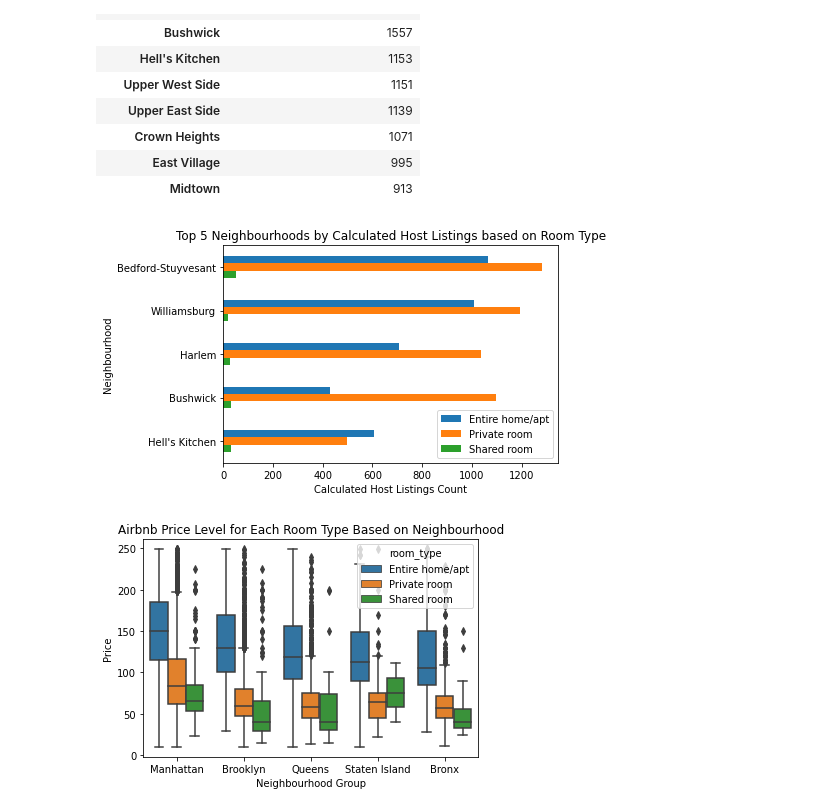
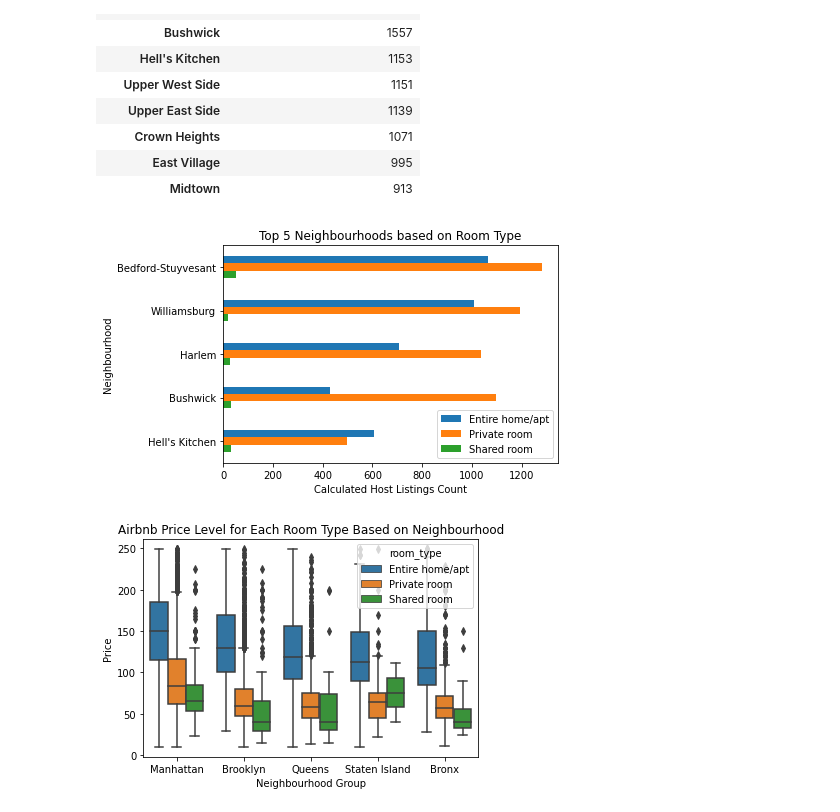
Before and after one commit to csridlen/eco395m-project-2, a Jupyter notebook: code/analysis_visualizations.ipynb, the cells around one changed output. Drawn from its saved outputs; the diff is of its cells as text; code cells hidden in the pictures.

```diff
--- a/code/analysis_visualizations.ipynb
+++ b/code/analysis_visualizations.ipynb
@@ -108,28 +108,28 @@ neighborhood_top10
 # %%
 # Top 5 Neighbourhoods by Calculated Host Listings based on Room Type
 neighborhood_top5 = neighborhood_top10.head(5)
 neighborhood_top5_2 = (
     data2.groupby(["neighbourhood", "room_type"])["room_type"]
     .size()
     .unstack(fill_value=20)
 )
 neighborhood_top5_count = pd.merge(
     neighborhood_top5, neighborhood_top5_2, how="left", on=["neighbourhood"]
 )
 neighborhood_top5_count = neighborhood_top5_count[
     ["Entire home/apt", "Private room", "Shared room"]
 ]
 barplot = neighborhood_top5_count.plot(kind="barh")
-plt.title("Top 5 Neighbourhoods by Calculated Host Listings based on Room Type")
+plt.title("Top 5 Neighbourhoods based on Room Type")
 plt.xlabel("Calculated Host Listings Count")
 plt.ylabel("Neighbourhood")
 ax = plt.gca()
 ax.invert_yaxis()
 
 barplot = barplot.get_figure()
 barplot.savefig("../artifacts/barplot.png", transparent=False)
 # %% [output]
-[figure, old version]
+[figure, new version]
 # %%
 # Dropping hotel room values and focusing on the other three main room categories
 data2.drop(data2.index[data2["room_type"] == "Hotel room"], inplace=True)
```
Also changed, not shown: 7 other files.
